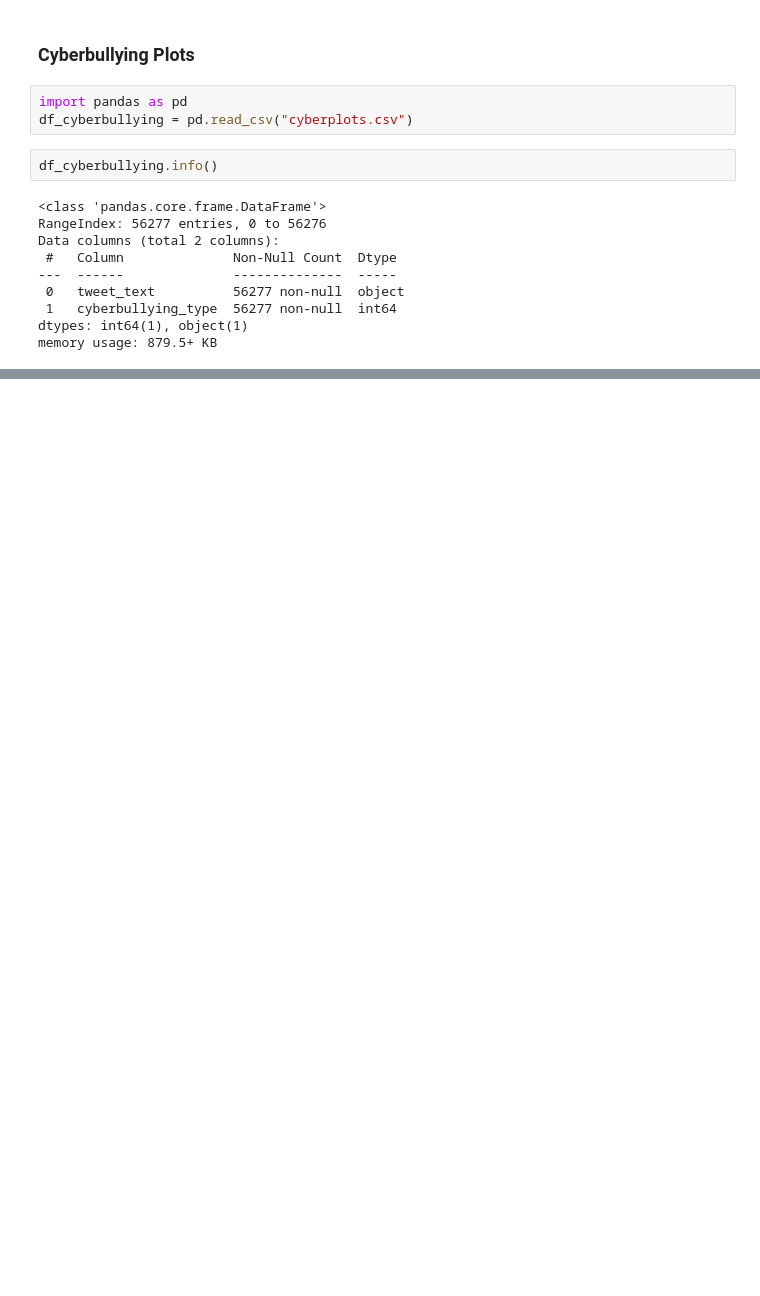
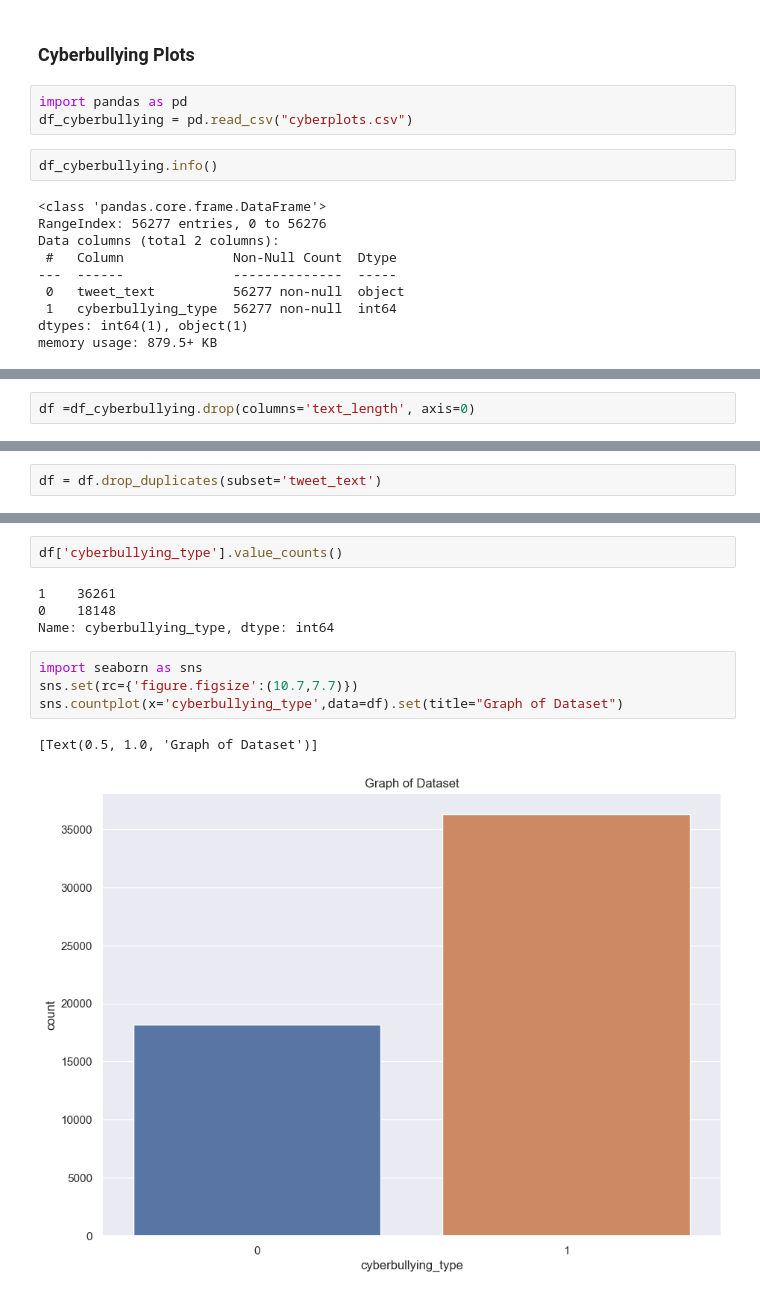
Before and after one commit to Mpak1996/CBD.ML, a Jupyter notebook: CyberbullyingPlots.ipynb, the cells around one changed output, grey strips where cells are left out. Saved outputs shown, nothing was run; the diff lists cells and outputs as text; blank space fills up the shorter version.

Commit message:
Update Plots for ML Models

```diff
--- a/CyberbullyingPlots.ipynb
+++ b/CyberbullyingPlots.ipynb
@@ -84,0 +85,2 @@ plt.show()
+# %%
+df =df_cyberbullying.drop(columns='text_length', axis=0)
@@ -84,0 +128,2 @@ plt.show()
+# %%
+df = df.drop_duplicates(subset='tweet_text')
@@ -84,0 +142,13 @@ plt.show()
+# %%
+df['cyberbullying_type'].value_counts()
+# %% [output]
+1    36261
+0    18148
+Name: cyberbullying_type, dtype: int64
+# %%
+import seaborn as sns
+sns.set(rc={'figure.figsize':(10.7,7.7)})
+sns.countplot(x='cyberbullying_type',data=df).set(title="Graph of Dataset")
+# %% [output]
+[Text(0.5, 1.0, 'Graph of Dataset')]
+[figure, added]
```
Also changed, not shown: parts of 36 cells of this notebook.
